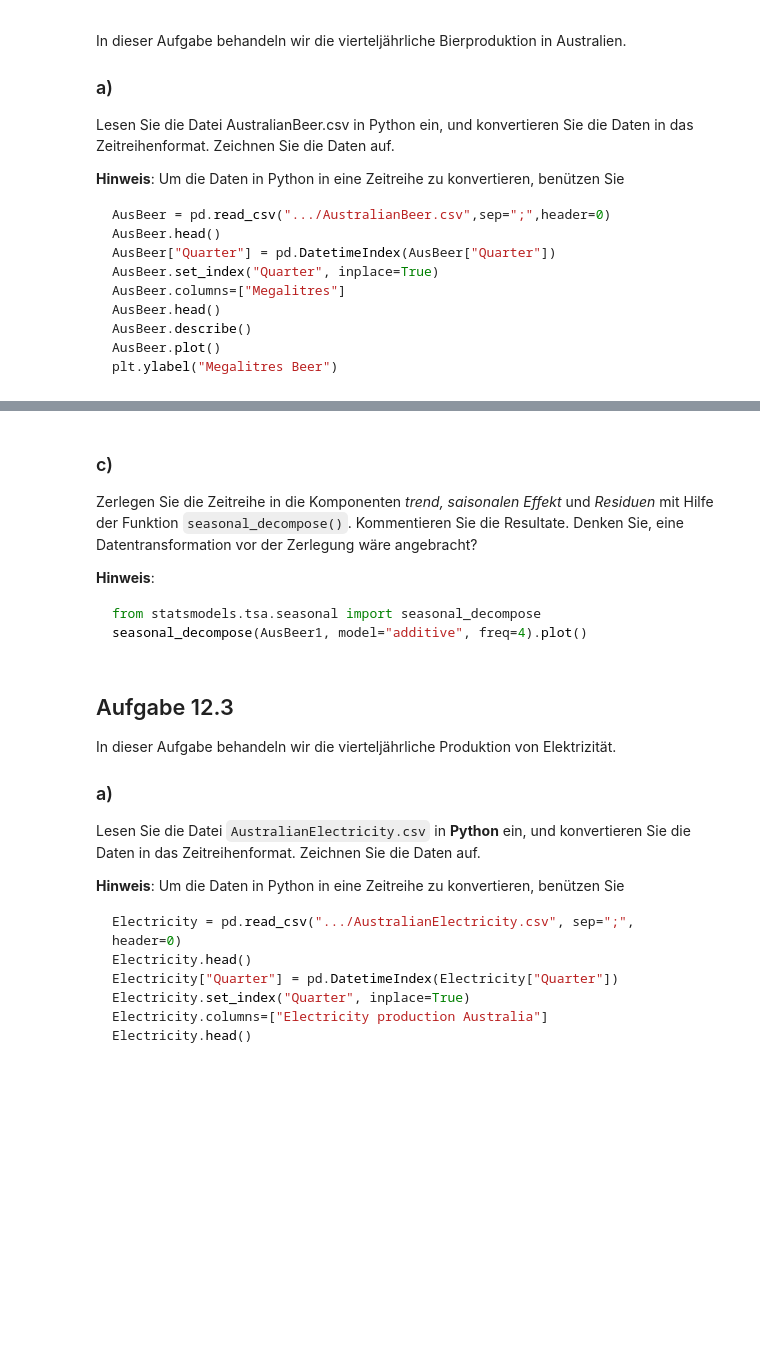
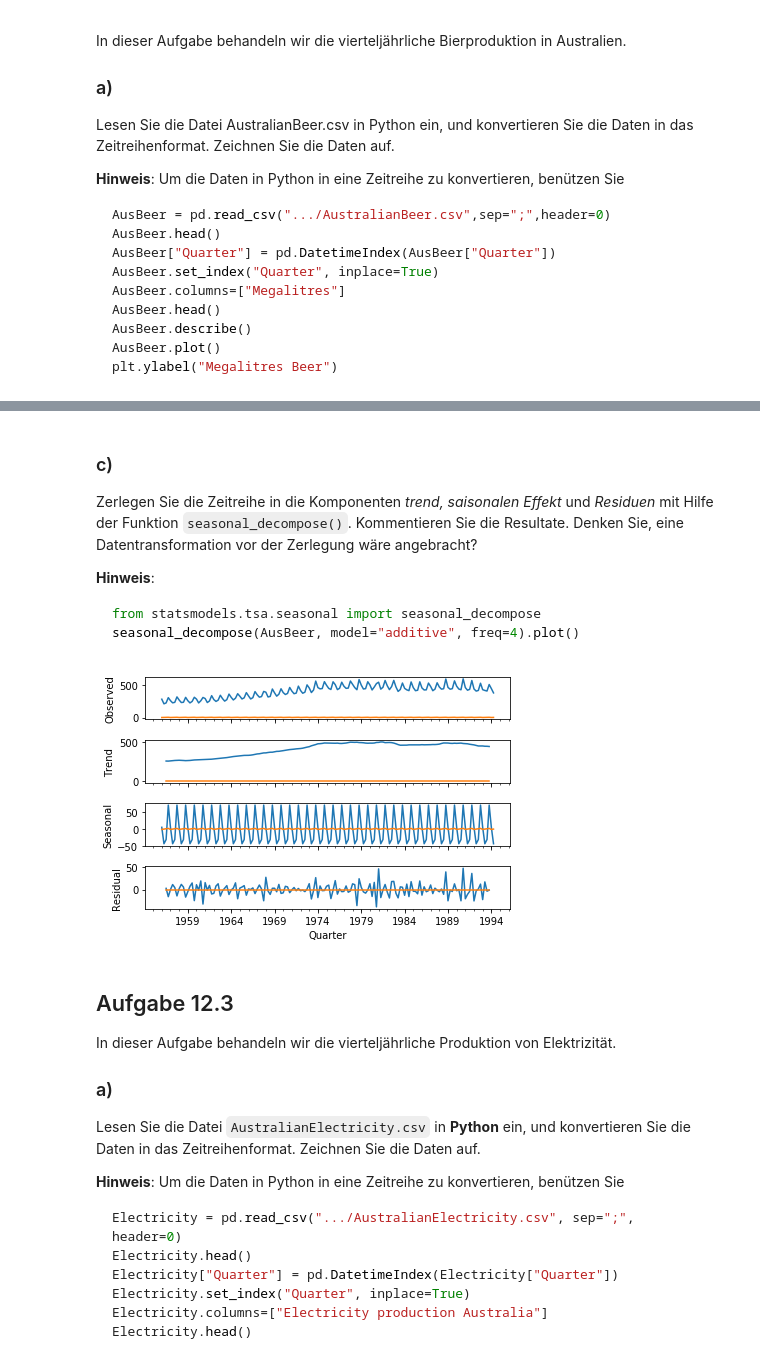
Before and after one commit to KilnOfTheSecondFlame/STAT_HS18_Exercises, a Jupyter notebook: 12_Exercise12/12_Exercise12.ipynb, the cells around one changed output, grey strips where cells are left out. Saved outputs shown, nothing was run; the diff lists cells and outputs as text; code cells hidden in the pictures; blank space fills up the shorter version.

````diff
--- a/12_Exercise12/12_Exercise12.ipynb
+++ b/12_Exercise12/12_Exercise12.ipynb
@@ -167,8 +220,14 @@ mit Hilfe der Funktion `seasonal_decompose()`. Kommentieren Sie die Resultate. D
 __Hinweis__:
 ```python
 from statsmodels.tsa.seasonal import seasonal_decompose
-seasonal_decompose(AusBeer1, model="additive", freq=4).plot()
+seasonal_decompose(AusBeer, model="additive", freq=4).plot()
 ```
+# %%
+from statsmodels.tsa.seasonal import seasonal_decompose
+seasonal_decompose(AusBeer, model="additive", freq=4).plot()
+plt.show()
+# %% [output]
+[figure, added]
 # %% [markdown]
 ## Aufgabe 12.3
 
````
Also changed, not shown: parts of 6 cells of this notebook, 1 other file.
